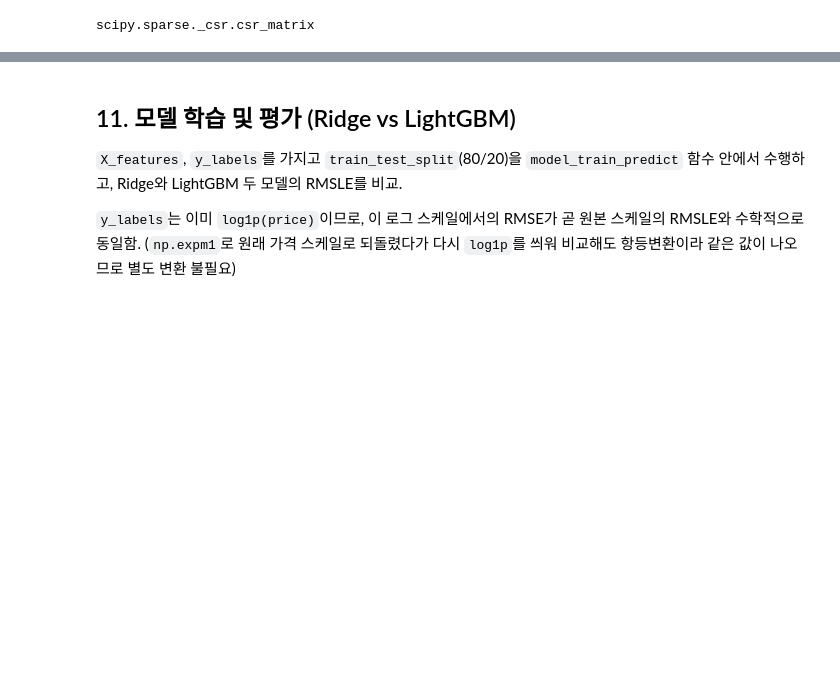
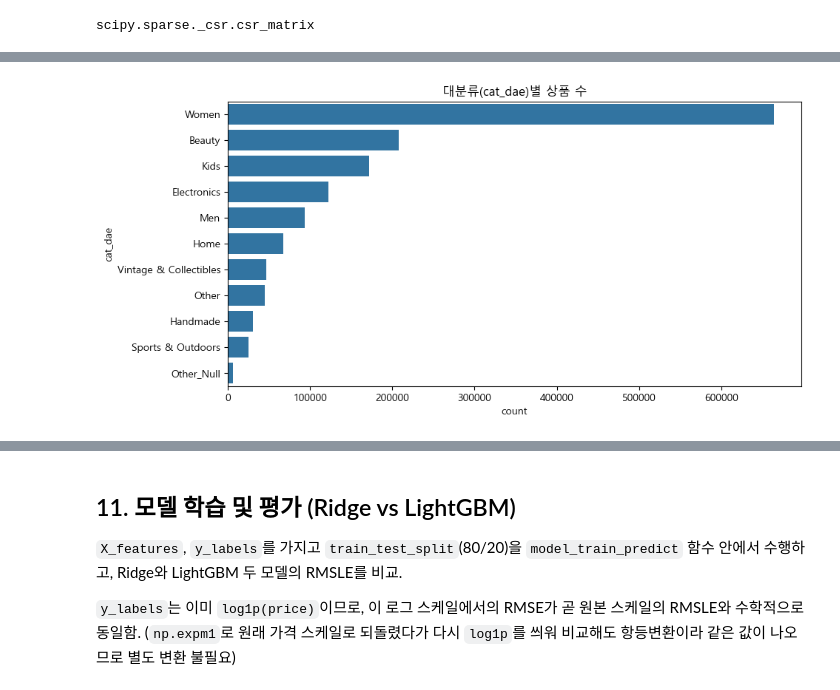
Before and after one commit to Hyehyun1001/ml-data-analysis, a Jupyter notebook: 04_regression_mercari/Mercari.ipynb, the cells around one changed output, grey strips where cells are left out. Saved outputs shown, nothing was run; the diff lists cells and outputs as text; code cells hidden in the pictures; blank space fills up the shorter version.

```diff
--- a/04_regression_mercari/Mercari.ipynb
+++ b/04_regression_mercari/Mercari.ipynb
@@ -364,0 +413,9 @@ scipy.sparse._csr.csr_matrix
+# %%
+# 대분류(cat_dae)별 상품 수
+plt.figure(figsize=(10, 5))
+order = mercari_df['cat_dae'].value_counts().index
+sns.countplot(y='cat_dae', data=mercari_df, order=order)
+plt.title('대분류(cat_dae)별 상품 수')
+plt.show()
+# %% [output]
+[figure, added]
```
Also changed, not shown: parts of 32 cells of this notebook.
